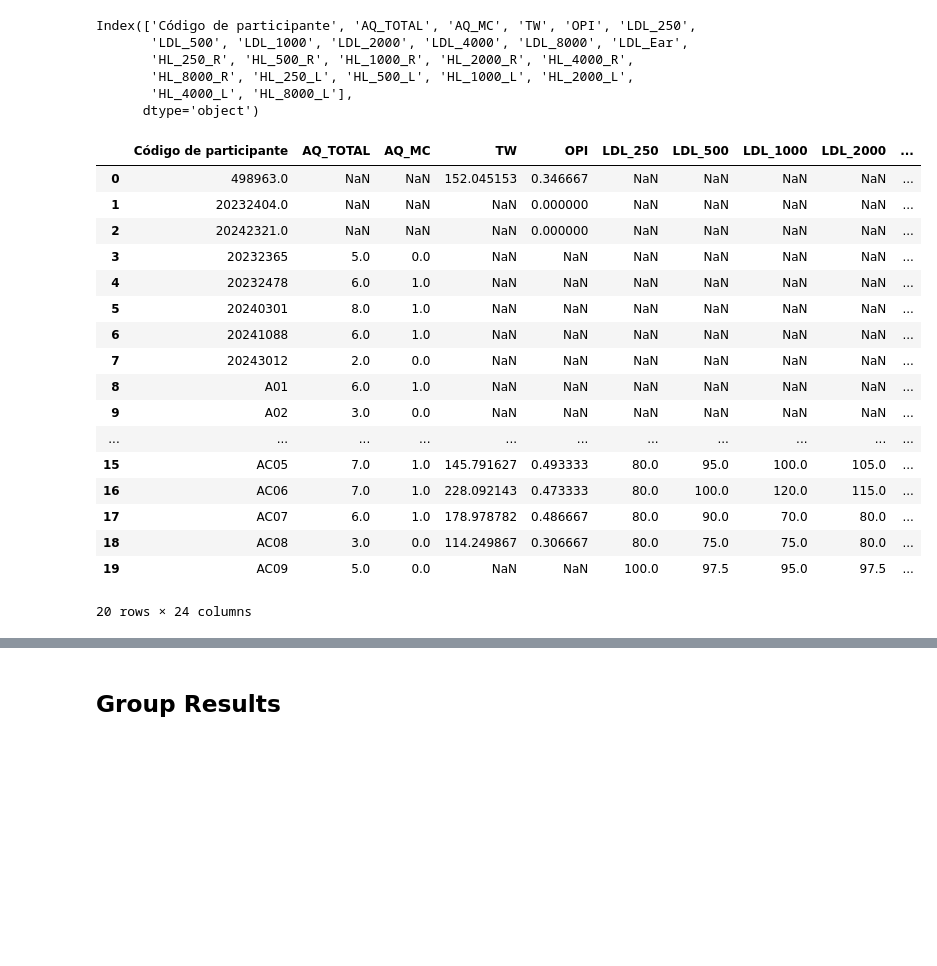
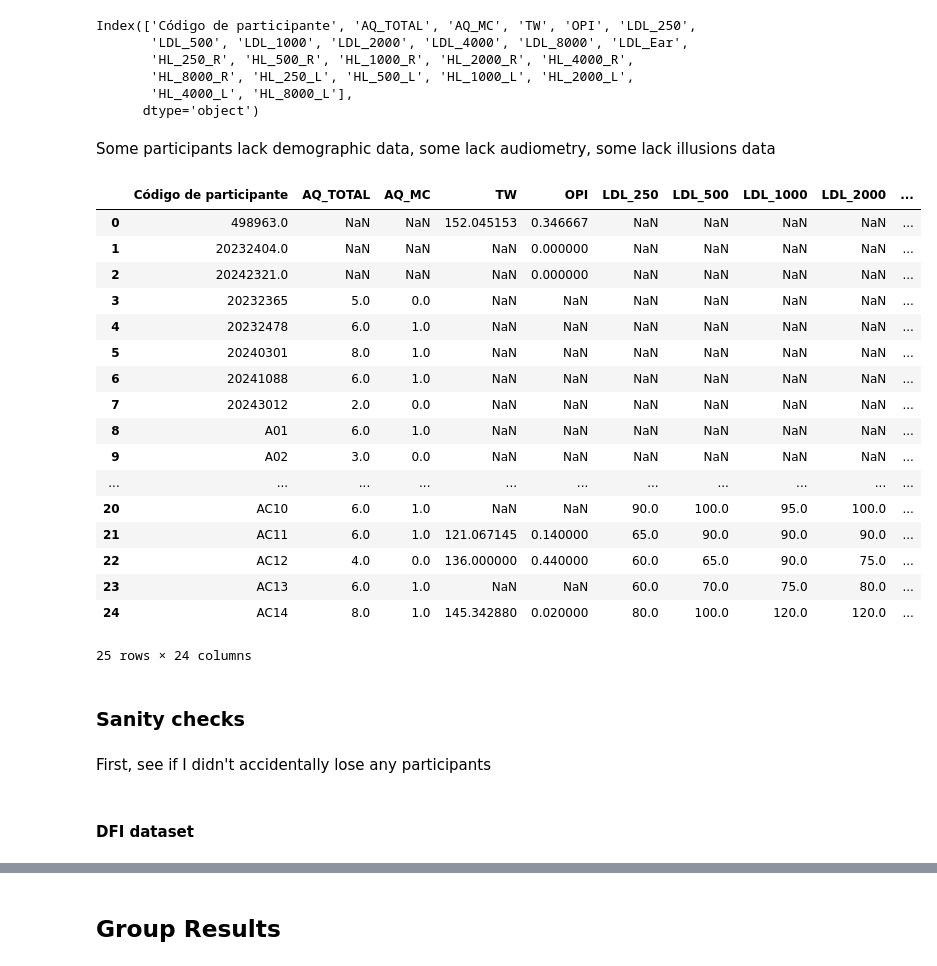
Before and after one commit to camila-maura/GIFTED-DFI, a Jupyter notebook: GIFTED_DFI_Data_Analysis.ipynb, the cells around one changed output, grey strips where cells are left out. Cells and saved outputs as stored; diff of their text form; code cells hidden in the pictures; blank space fills up the shorter version.

Commit message:
Sanity checks participants

```diff
--- a/GIFTED_DFI_Data_Analysis.ipynb
+++ b/GIFTED_DFI_Data_Analysis.ipynb
@@ -423,24 +453,32 @@ Index(['Código de participante', 'AQ_TOTAL', 'AQ_MC', 'TW', 'OPI', 'LDL_250',
        'HL_8000_R', 'HL_250_L', 'HL_500_L', 'HL_1000_L', 'HL_2000_L',
        'HL_4000_L', 'HL_8000_L'],
       dtype='object')
+# %% [markdown]
+Some participants lack demographic data, some lack audiometry, some lack illusions data
 # %%
-df.head(20)
+df.head(25)
 # %% [output]
 |  | Código de participante | AQ_TOTAL | AQ_MC | TW | OPI | LDL_250 | LDL_500 | LDL_1000 | LDL_2000 | ... |
 | 0 | 498963.0 | NaN | NaN | 152.045153 | 0.346667 | NaN | NaN | NaN | NaN | ... |
 | 1 | 20232404.0 | NaN | NaN | NaN | 0.000000 | NaN | NaN | NaN | NaN | ... |
 | 2 | 20242321.0 | NaN | NaN | NaN | 0.000000 | NaN | NaN | NaN | NaN | ... |
 | 3 | 20232365 | 5.0 | 0.0 | NaN | NaN | NaN | NaN | NaN | NaN | ... |
 | 4 | 20232478 | 6.0 | 1.0 | NaN | NaN | NaN | NaN | NaN | NaN | ... |
 | 5 | 20240301 | 8.0 | 1.0 | NaN | NaN | NaN | NaN | NaN | NaN | ... |
 | 6 | 20241088 | 6.0 | 1.0 | NaN | NaN | NaN | NaN | NaN | NaN | ... |
 | 7 | 20243012 | 2.0 | 0.0 | NaN | NaN | NaN | NaN | NaN | NaN | ... |
 | 8 | A01 | 6.0 | 1.0 | NaN | NaN | NaN | NaN | NaN | NaN | ... |
 | 9 | A02 | 3.0 | 0.0 | NaN | NaN | NaN | NaN | NaN | NaN | ... |
 | ... | ... | ... | ... | ... | ... | ... | ... | ... | ... | ... |
-| 15 | AC05 | 7.0 | 1.0 | 145.791627 | 0.493333 | 80.0 | 95.0 | 100.0 | 105.0 | ... |
-| 16 | AC06 | 7.0 | 1.0 | 228.092143 | 0.473333 | 80.0 | 100.0 | 120.0 | 115.0 | ... |
-| 17 | AC07 | 6.0 | 1.0 | 178.978782 | 0.486667 | 80.0 | 90.0 | 70.0 | 80.0 | ... |
-| 18 | AC08 | 3.0 | 0.0 | 114.249867 | 0.306667 | 80.0 | 75.0 | 75.0 | 80.0 | ... |
-| 19 | AC09 | 5.0 | 0.0 | NaN | NaN | 100.0 | 97.5 | 95.0 | 97.5 | ... |
+| 20 | AC10 | 6.0 | 1.0 | NaN | NaN | 90.0 | 100.0 | 95.0 | 100.0 | ... |
+| 21 | AC11 | 6.0 | 1.0 | 121.067145 | 0.140000 | 65.0 | 90.0 | 90.0 | 90.0 | ... |
+| 22 | AC12 | 4.0 | 0.0 | 136.000000 | 0.440000 | 60.0 | 65.0 | 90.0 | 75.0 | ... |
+| 23 | AC13 | 6.0 | 1.0 | NaN | NaN | 60.0 | 70.0 | 75.0 | 80.0 | ... |
+| 24 | AC14 | 8.0 | 1.0 | 145.342880 | 0.020000 | 80.0 | 100.0 | 120.0 | 120.0 | ... |
-20 rows × 24 columns
+25 rows × 24 columns
+# %% [markdown]
+### Sanity checks
+# %% [markdown]
+First, see if I didn't accidentally lose any participants
+# %% [markdown]
+#### DFI dataset
```
Also changed, not shown: parts of 12 cells of this notebook.
